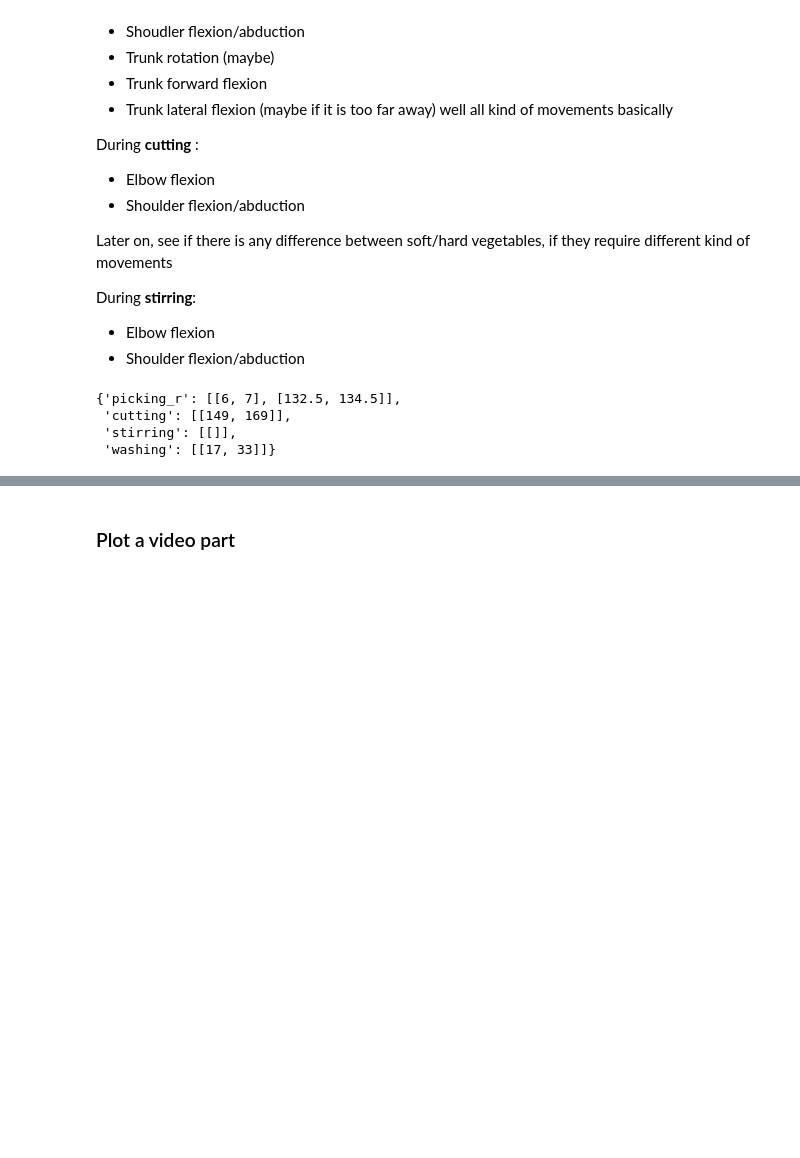
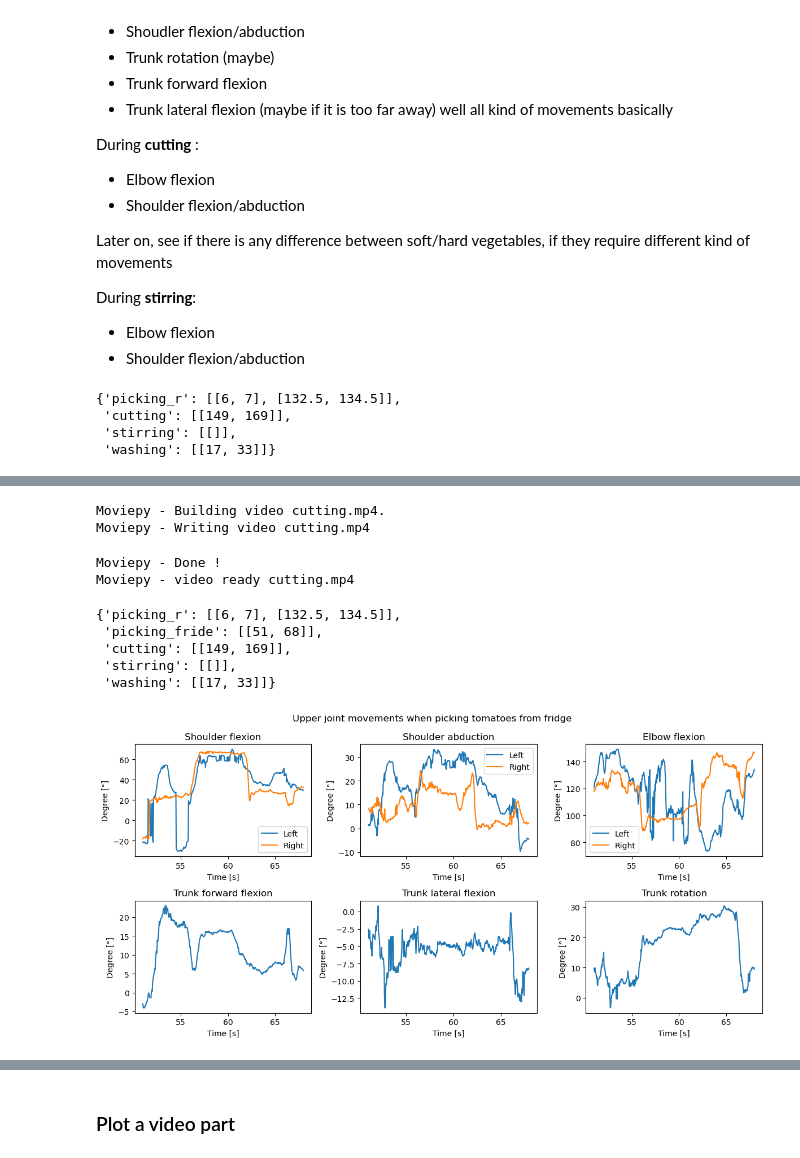
Before and after one commit to FranklinLeong/dexterity_assessment_CL, a Jupyter notebook: src/exploratory copie.ipynb, the cells around one changed output, grey strips where cells are left out. Drawn from its saved outputs; the diff is of its cells as text; code cells hidden in the pictures; blank space fills up the shorter version.

```diff
--- a/src/exploratory copie.ipynb
+++ b/src/exploratory copie.ipynb
@@ -952,0 +973,75 @@ plt.show()
+# %%
+# loading video dsa gfg intro video
+clip = VideoFileClip("../data/small_data/merge_rgbposes.mp4")
+
+# getting only first 5 seconds
+clip = clip.subclip(events['cutting'][0][0], events['cutting'][0][1])
+
+# showing  clip
+#clip.ipython_display(width = 360)
+clip.write_videofile("cutting.mp4")
+# %% [output]
+Moviepy - Building video cutting.mp4.
+Moviepy - Writing video cutting.mp4
+Moviepy - Done !
+Moviepy - video ready cutting.mp4
+# %%
+events
+# %% [output]
+{'picking_r': [[6, 7], [132.5, 134.5]],
+ 'picking_fride': [[51, 68]],
+ 'cutting': [[149, 169]],
+ 'stirring': [[]],
+ 'washing': [[17, 33]]}
+# %%
+t1, t2 = time_id(df, events['picking_fridge'][0][0], events['picking_fridge'][0][1])
+fig = plt.figure(figsize=(12, 6))
+x = df['time'][t1:t2]
+fig.suptitle('Upper joint movements when picking tomatoes from fridge')
+
+plt.subplot(2, 3, 1)
+plt.plot(x, df['leftshoulder_flex'][t1:t2], label = 'Left')
+plt.plot(x, df['rightshoulder_flex'][t1:t2], label = 'Right')
+plt.ylabel('Degree [°]')
+plt.xlabel('Time [s]')
+plt.title('Shoulder flexion')
+plt.legend()
+
+plt.subplot(2, 3, 2)
+plt.plot(x, df['leftshoulder_abduc'][t1:t2], label = 'Left')
+plt.plot(x, df['rightshoulder_abduc'][t1:t2], label = 'Right')
+plt.ylabel('Degree [°]')
+plt.xlabel('Time [s]')
+plt.title('Shoulder abduction')
+plt.legend()
+
+plt.subplot(2, 3, 3)
+plt.plot(x, df['leftelbow_flex'][t1:t2], label = 'Left')
+plt.plot(x, df['rightelbow_flex'][t1:t2], label = 'Right')
+plt.ylabel('Degree [°]')
+plt.xlabel('Time [s]')
+plt.title('Elbow flexion')
+plt.legend()
+
+plt.subplot(2, 3, 4)
+plt.plot(x, df['trunk_forward_flex'][t1:t2])
+plt.ylabel('Degree [°]')
+plt.xlabel('Time [s]')
+plt.title('Trunk forward flexion')
+
+plt.subplot(2, 3, 5)
+plt.plot(x, df['trunk_lateral_flex'][t1:t2])
+plt.ylabel('Degree [°]')
+plt.xlabel('Time [s]')
+plt.title('Trunk lateral flexion')
+
+plt.subplot(2, 3, 6)
+plt.plot(x, df['trunk_rotation'][t1:t2])
+plt.ylabel('Degree [°]')
+plt.xlabel('Time [s]')
+plt.title('Trunk rotation')
+
+plt.tight_layout()
+plt.show()
+# %% [output]
+[figure, added]
```
Also changed, not shown: parts of 21 cells of this notebook, 1 other file.
